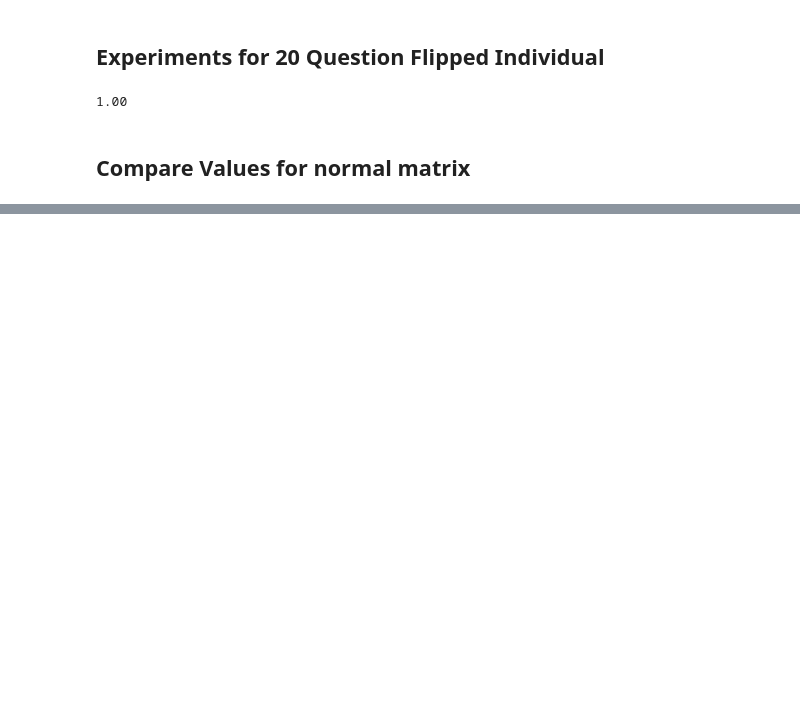
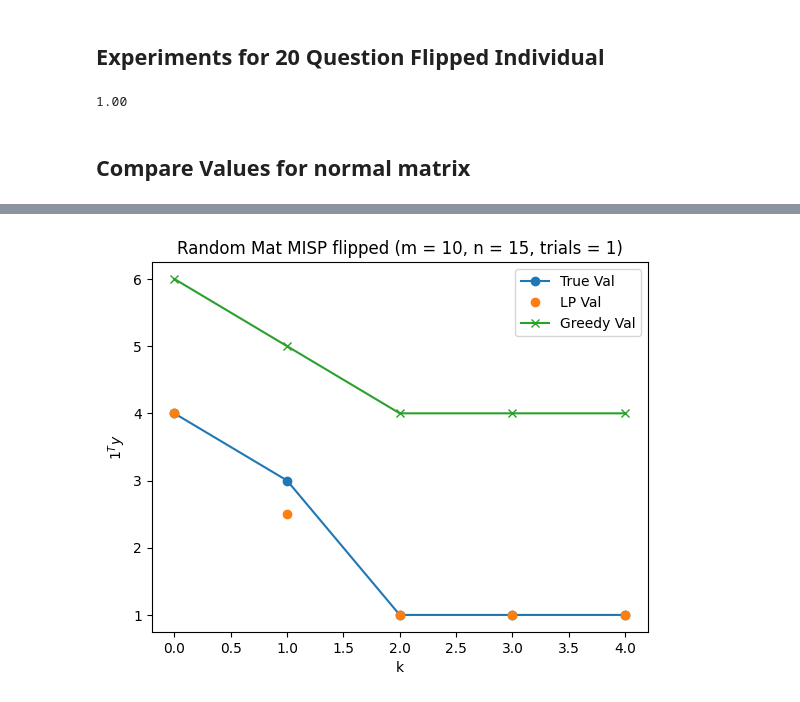
Before and after one commit to colbeck/infopriv, a Jupyter notebook: IPP_numerical/experiments_flipped.ipynb, the cells around one changed output, grey strips where cells are left out. Cells and saved outputs as stored; diff of their text form; code cells hidden in the pictures; blank space fills up the shorter version.

```diff
--- a/IPP_numerical/experiments_flipped.ipynb
+++ b/IPP_numerical/experiments_flipped.ipynb
@@ -84,0 +140,4 @@ array([[1., 0., 1., 1.],
+# %%
+plot_stuff(m - Data_mat, m - Data_mat_lp, Data_mat_greedy)
+# %% [output]
+[figure, added]
```
Also changed, not shown: parts of 12 cells of this notebook, 6 other files.
